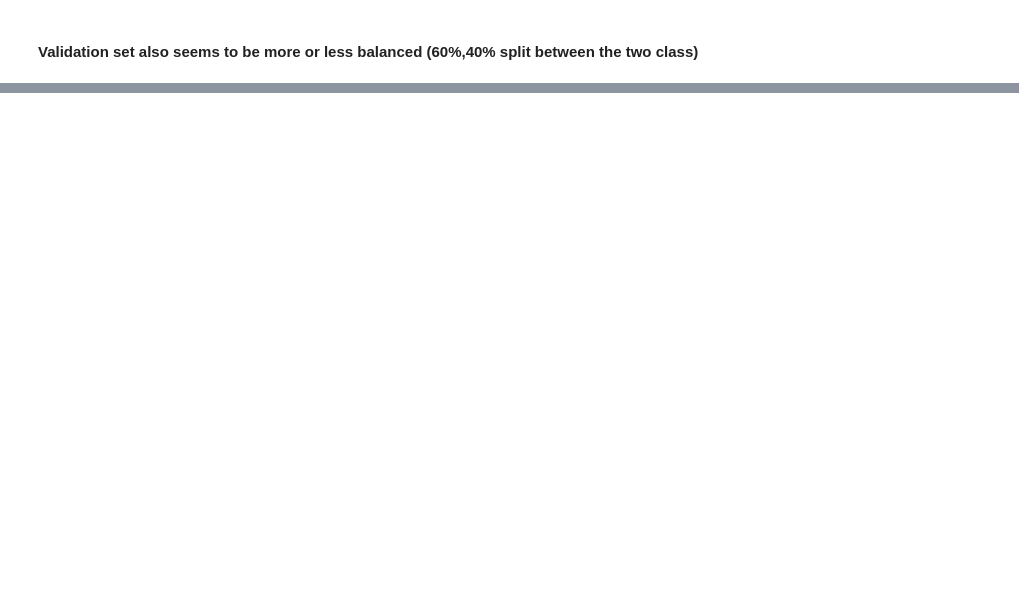
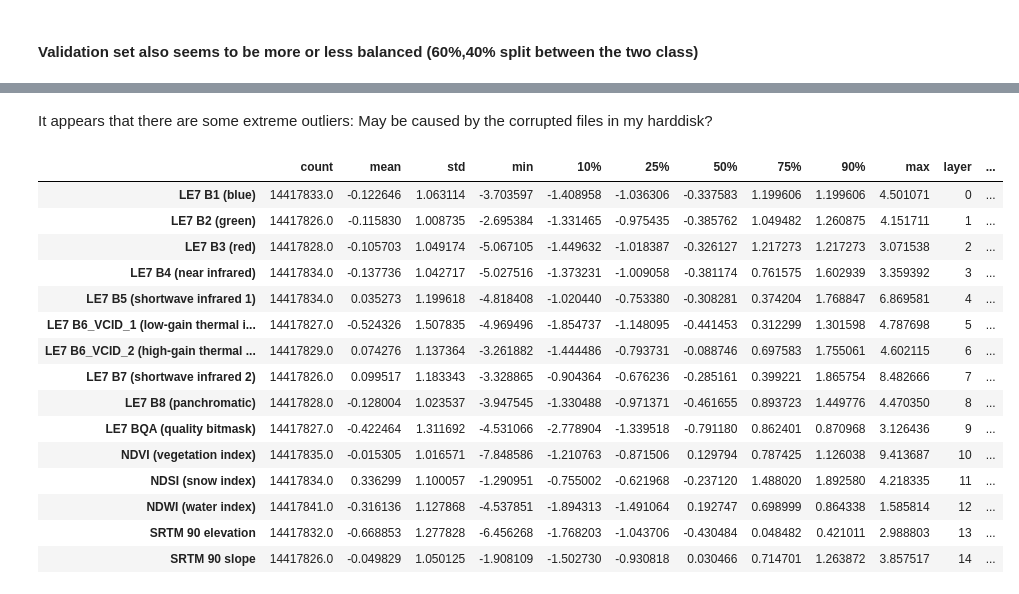
Before and after one commit to jonasbarth/fds-2022-final-project, a Jupyter notebook: preprocessing.ipynb, the cells around one changed output, grey strips where cells are left out. Drawn from its saved outputs; the diff is of its cells as text; code cells hidden in the pictures; blank space fills up the shorter version.

```diff
--- a/preprocessing.ipynb
+++ b/preprocessing.ipynb
@@ -301,0 +358,27 @@ dev_data.to_csv('dataset/dev_data.csv')
+# %% [markdown]
+It appears that there are some extreme outliers:
+May be caused by the corrupted files in my harddisk?
+# %%
+BIN_SIZE = 0.5
+
+descr = descr.transpose()
+descr['layer'] = range(0,15)
+descr['bins'] = descr.apply(lambda x: np.arange(x['min'], x['max'], BIN_SIZE), axis=1)
+descr
+# %% [output]
+|  | count | mean | std | min | 10% | 25% | 50% | 75% | 90% | max | layer | ... |
+| LE7 B1 (blue) | 14417833.0 | -0.122646 | 1.063114 | -3.703597 | -1.408958 | -1.036306 | -0.337583 | 1.199606 | 1.199606 | 4.501071 | 0 | ... |
+| LE7 B2 (green) | 14417826.0 | -0.115830 | 1.008735 | -2.695384 | -1.331465 | -0.975435 | -0.385762 | 1.049482 | 1.260875 | 4.151711 | 1 | ... |
+| LE7 B3 (red) | 14417828.0 | -0.105703 | 1.049174 | -5.067105 | -1.449632 | -1.018387 | -0.326127 | 1.217273 | 1.217273 | 3.071538 | 2 | ... |
+| LE7 B4 (near infrared) | 14417834.0 | -0.137736 | 1.042717 | -5.027516 | -1.373231 | -1.009058 | -0.381174 | 0.761575 | 1.602939 | 3.359392 | 3 | ... |
+| LE7 B5 (shortwave infrared 1) | 14417834.0 | 0.035273 | 1.199618 | -4.818408 | -1.020440 | -0.753380 | -0.308281 | 0.374204 | 1.768847 | 6.869581 | 4 | ... |
+| LE7 B6_VCID_1 (low-gain thermal i... | 14417827.0 | -0.524326 | 1.507835 | -4.969496 | -1.854737 | -1.148095 | -0.441453 | 0.312299 | 1.301598 | 4.787698 | 5 | ... |
+| LE7 B6_VCID_2 (high-gain thermal ... | 14417829.0 | 0.074276 | 1.137364 | -3.261882 | -1.444486 | -0.793731 | -0.088746 | 0.697583 | 1.755061 | 4.602115 | 6 | ... |
+| LE7 B7 (shortwave infrared 2) | 14417826.0 | 0.099517 | 1.183343 | -3.328865 | -0.904364 | -0.676236 | -0.285161 | 0.399221 | 1.865754 | 8.482666 | 7 | ... |
+| LE7 B8 (panchromatic) | 14417828.0 | -0.128004 | 1.023537 | -3.947545 | -1.330488 | -0.971371 | -0.461655 | 0.893723 | 1.449776 | 4.470350 | 8 | ... |
+| LE7 BQA (quality bitmask) | 14417827.0 | -0.422464 | 1.311692 | -4.531066 | -2.778904 | -1.339518 | -0.791180 | 0.862401 | 0.870968 | 3.126436 | 9 | ... |
+| NDVI (vegetation index) | 14417835.0 | -0.015305 | 1.016571 | -7.848586 | -1.210763 | -0.871506 | 0.129794 | 0.787425 | 1.126038 | 9.413687 | 10 | ... |
+| NDSI (snow index) | 14417834.0 | 0.336299 | 1.100057 | -1.290951 | -0.755002 | -0.621968 | -0.237120 | 1.488020 | 1.892580 | 4.218335 | 11 | ... |
+| NDWI (water index) | 14417841.0 | -0.316136 | 1.127868 | -4.537851 | -1.894313 | -1.491064 | 0.192747 | 0.698999 | 0.864338 | 1.585814 | 12 | ... |
+| SRTM 90 elevation | 14417832.0 | -0.668853 | 1.277828 | -6.456268 | -1.768203 | -1.043706 | -0.430484 | 0.048482 | 0.421011 | 2.988803 | 13 | ... |
+| SRTM 90 slope | 14417826.0 | -0.049829 | 1.050125 | -1.908109 | -1.502730 | -0.930818 | 0.030466 | 0.714701 | 1.263872 | 3.857517 | 14 | ... |
```
Also changed, not shown: parts of 12 cells of this notebook.
